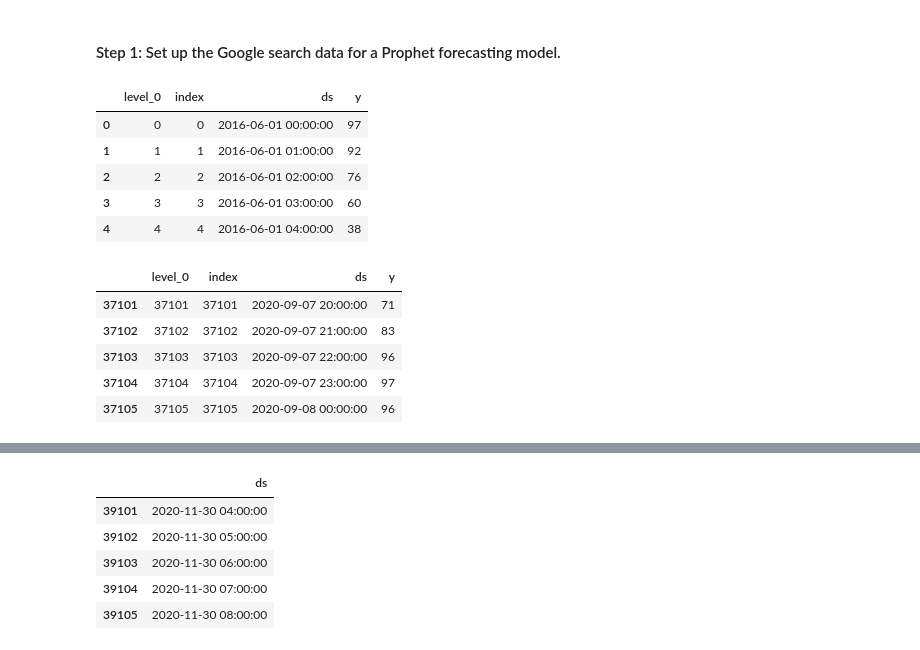
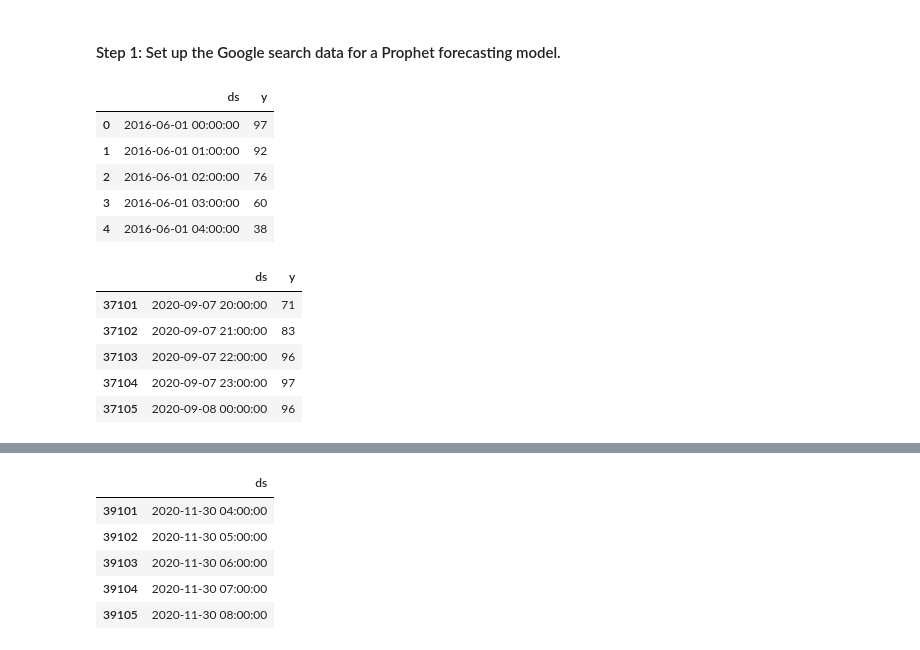
Before and after one commit to robbstenman/prophet-challenge, a Jupyter notebook: forecasting_net_prophet.ipynb, the cells around one changed output, grey strips where cells are left out. Cells and saved outputs as stored; diff of their text form; code cells hidden in the pictures.

```diff
--- a/forecasting_net_prophet.ipynb
+++ b/forecasting_net_prophet.ipynb
@@ -428,30 +428,30 @@ Now, you need to produce a time series model that analyzes and forecasts pattern
 #### Step 1: Set up the Google search data for a Prophet forecasting model.
 # %%
 # Using the df_mercado_trends DataFrame, reset the index so the date information is no longer the index
-mercado_prophet_df = df_mercado_trends.reset_index(drop=True)
+mercado_prophet_df = df_mercado_trends.reset_index()
 
 # Label the columns ds and y so that the syntax is recognized by Prophet
 mercado_prophet_df = mercado_prophet_df.rename(columns={"Date": "ds", "Search Trends": "y"})
 
 # Drop an NaN values from the prophet_df DataFrame
 mercado_prophet_df = mercado_prophet_df.dropna()
 
 # View the first and last five rows of the mercado_prophet_df DataFrame
 display(mercado_prophet_df.head())
 display(mercado_prophet_df.tail())
 # %% [output]
-|  | level_0 | index | ds | y |
-| 0 | 0 | 0 | 2016-06-01 00:00:00 | 97 |
-| 1 | 1 | 1 | 2016-06-01 01:00:00 | 92 |
-| 2 | 2 | 2 | 2016-06-01 02:00:00 | 76 |
-| 3 | 3 | 3 | 2016-06-01 03:00:00 | 60 |
-| 4 | 4 | 4 | 2016-06-01 04:00:00 | 38 |
+|  | ds | y |
+| 0 | 2016-06-01 00:00:00 | 97 |
+| 1 | 2016-06-01 01:00:00 | 92 |
+| 2 | 2016-06-01 02:00:00 | 76 |
+| 3 | 2016-06-01 03:00:00 | 60 |
+| 4 | 2016-06-01 04:00:00 | 38 |
-|  | level_0 | index | ds | y |
-| 37101 | 37101 | 37101 | 2020-09-07 20:00:00 | 71 |
-| 37102 | 37102 | 37102 | 2020-09-07 21:00:00 | 83 |
-| 37103 | 37103 | 37103 | 2020-09-07 22:00:00 | 96 |
-| 37104 | 37104 | 37104 | 2020-09-07 23:00:00 | 97 |
-| 37105 | 37105 | 37105 | 2020-09-08 00:00:00 | 96 |
+|  | ds | y |
+| 37101 | 2020-09-07 20:00:00 | 71 |
+| 37102 | 2020-09-07 21:00:00 | 83 |
+| 37103 | 2020-09-07 22:00:00 | 96 |
+| 37104 | 2020-09-07 23:00:00 | 97 |
+| 37105 | 2020-09-08 00:00:00 | 96 |
 # %%
 # Call the Prophet function, store as an object
 model = Prophet()
```
Also changed, not shown: parts of 8 cells of this notebook, 1 other file.
